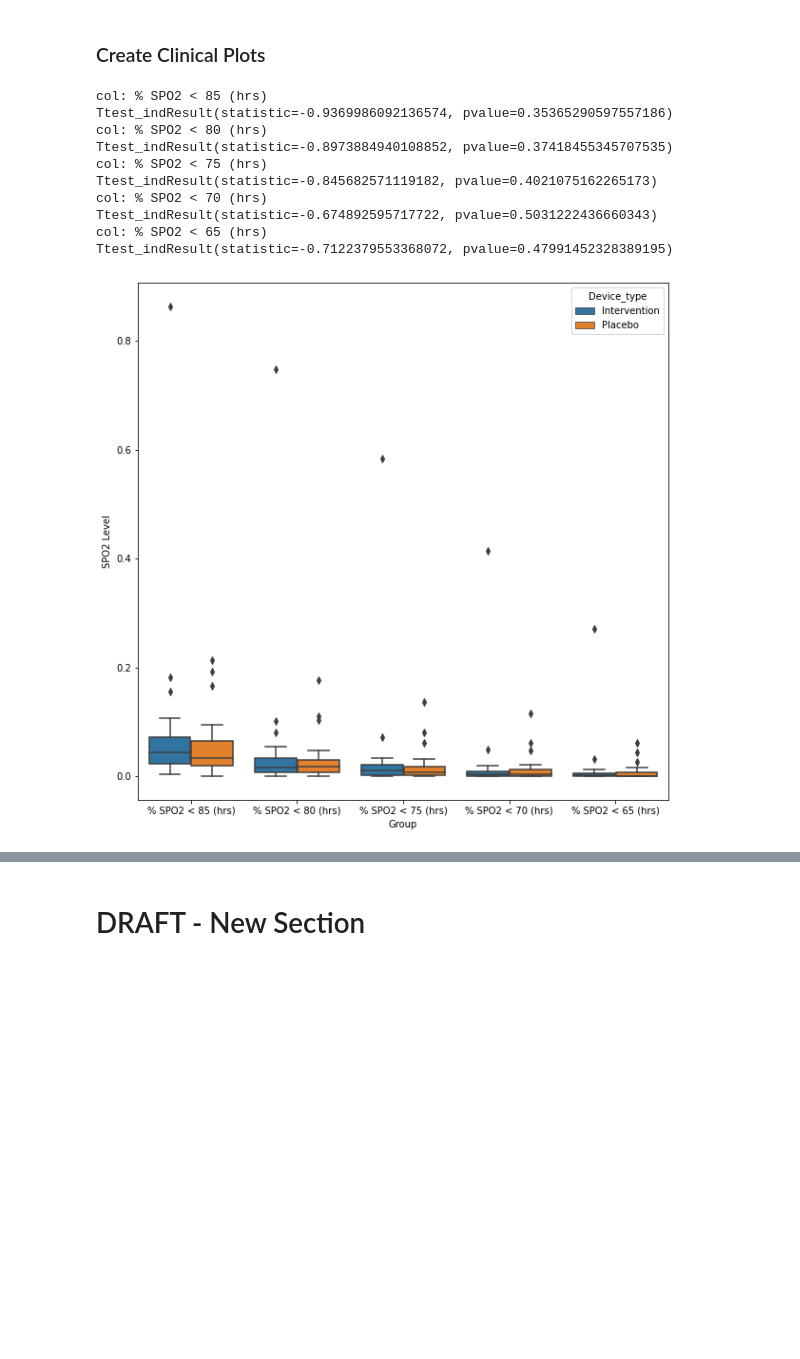
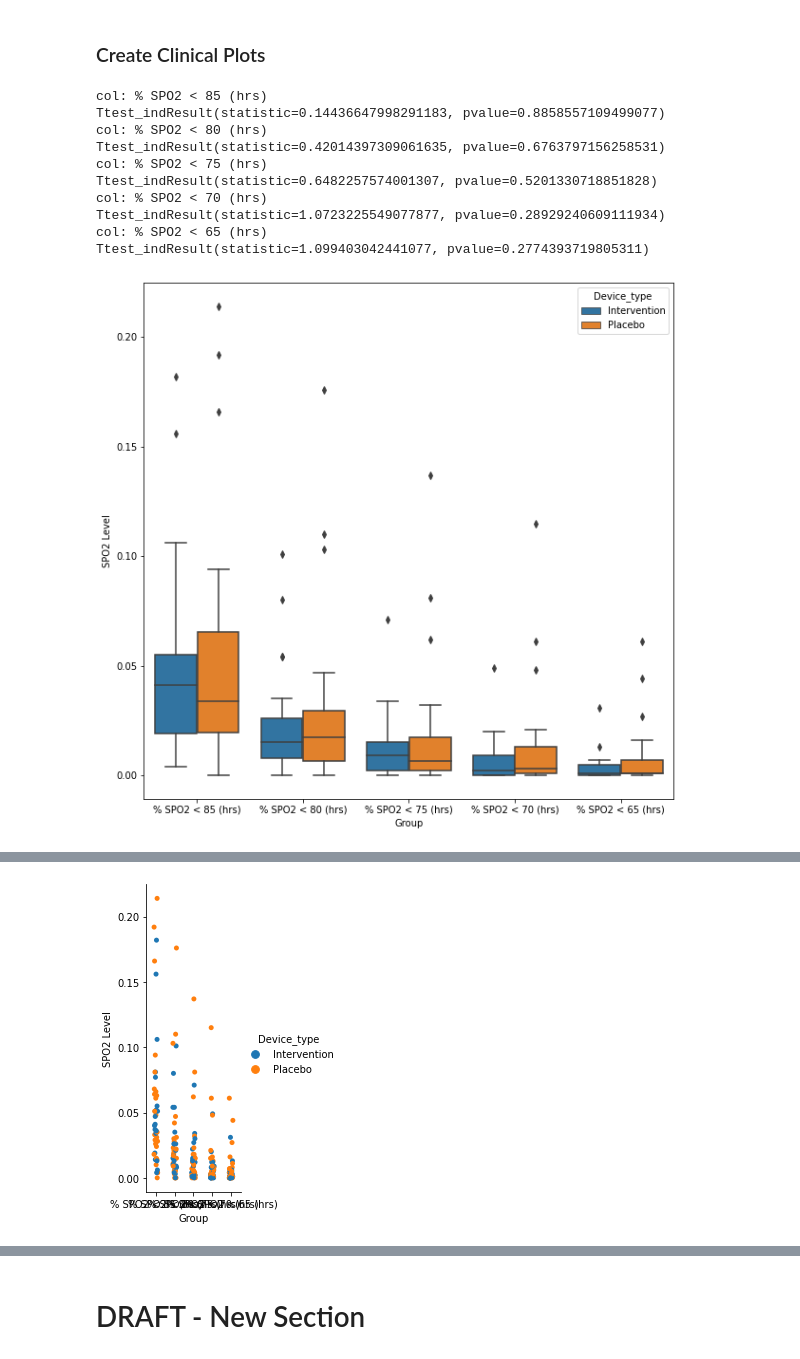
Before and after one commit to ratulbempu/ApneBoot-Clinical-Data-Analysis, a Jupyter notebook: 230301 - AB Clinical Data Analysis.ipynb, the cells around one changed output, grey strips where cells are left out. Drawn from its saved outputs; the diff is of its cells as text; code cells hidden in the pictures; blank space fills up the shorter version.

```diff
--- a/230301 - AB Clinical Data Analysis.ipynb
+++ b/230301 - AB Clinical Data Analysis.ipynb
@@ -1997,14 +1997,20 @@ plot_opts = {
     "label_fontsize": "small",
     "label_rotation": 30,
 }
-# display (df_match)
+
+# exclude certain babies
+df_match = df_match[df_match['Baby of']!= 'Ramanamma']
+
+#  display (df_match)
 df_melt = df_match.melt (id_vars = ['Device_type'],value_vars= spo2_col_percent_name_list, var_name = 'Group', value_name = 'SPO2 Level')
 # display (df_melt)
 # fig = plt.figure(10,10)
 # ax = fig.add_subplot(111)
 fig, ax = plt.subplots(figsize=(10, 10))
 sns.boxplot(data=df_melt, x = 'Group', y = 'SPO2 Level', hue = 'Device_type', ax=ax)
-
+# sns.stripplot(data=df_melt, x = 'Group', y = 'SPO2 Level', hue = 'Device_type', ax=ax)
+fig2, ax2 = plt.subplots(figsize=(10, 10))
+sns.catplot(data=df_melt, col = 'SPO2 Level', x = 'Group', y = 'SPO2 Level', hue = 'Device_type', aspect=.5, ax = ax2)
 
 for col in spo2_col_percent_name_list:
     df = df_match
@@ -2033,36 +2039,36 @@ for col in spo2_col_percent_name_list:
 # # df_intervention['Intervention'] = df_beanplot['Intervention'].dropna();
 # # df_intervention = df_intervention.dropna ()
 # # df_placebo = pd.DataFrame ()
 # # df_intervention['Intervention'] = df_beanplot['Intervention']
 # # df_intervention = df_intervention.dropna ()
 # # sns.boxplot(data=df_match, y = 'Time SPO2 < 85(hrs)', x = 'Device_type')
 # # sns.stripplot(data=df_match, y = 'Time SPO2 < 85(hrs)', x = 'Device_type', color = 'red')
 # display (df_match)
 # df_stack = df_match.stack()
 # display (df_stack)
 # # sns.boxplot(data=df_match, y = 'Time SPO2 < 85(hrs)', x = 'Device_type')
 
 # # df_intervention = df_intervention [df_intervention['Intervention'].]
 # # display (df_intervention)
 # # plt.boxplot(df_intervention['Intervention'])
 
 # # plt.show()
 # # display (df_beanplot)
 # # data = sm.load_pandas()
 # # data = sm.load()
 
 # # sm.graphics.beanplot (df_beanplot., ax=ax, labels = ['Intervention', 'Placebo'], plot_opts=plot_opts)
 
 # # sm.graphics.beanplot(age, ax=ax, labels=labels, plot_opts=plot_opts)
 # %% [output]
 col: % SPO2 < 85 (hrs)
-Ttest_indResult(statistic=-0.9369986092136574, pvalue=0.35365290597557186)
+Ttest_indResult(statistic=0.14436647998291183, pvalue=0.8858557109499077)
 col: % SPO2 < 80 (hrs)
-Ttest_indResult(statistic=-0.8973884940108852, pvalue=0.37418455345707535)
+Ttest_indResult(statistic=0.42014397309061635, pvalue=0.6763797156258531)
 col: % SPO2 < 75 (hrs)
-Ttest_indResult(statistic=-0.845682571119182, pvalue=0.4021075162265173)
+Ttest_indResult(statistic=0.6482257574001307, pvalue=0.5201330718851828)
 col: % SPO2 < 70 (hrs)
-Ttest_indResult(statistic=-0.674892595717722, pvalue=0.5031222436660343)
+Ttest_indResult(statistic=1.0723225549077877, pvalue=0.28929240609111934)
 col: % SPO2 < 65 (hrs)
-Ttest_indResult(statistic=-0.7122379553368072, pvalue=0.47991452328389195)
+Ttest_indResult(statistic=1.099403042441077, pvalue=0.2774393719805311)
-[figure, old version]
+[figure, new version]
@@ -2068,0 +2076 @@ Ttest_indResult(statistic=-0.7122379553368072, pvalue=0.47991452328389195)
+[figure, added]
```
Also changed, not shown: parts of 1 cell of this notebook.
